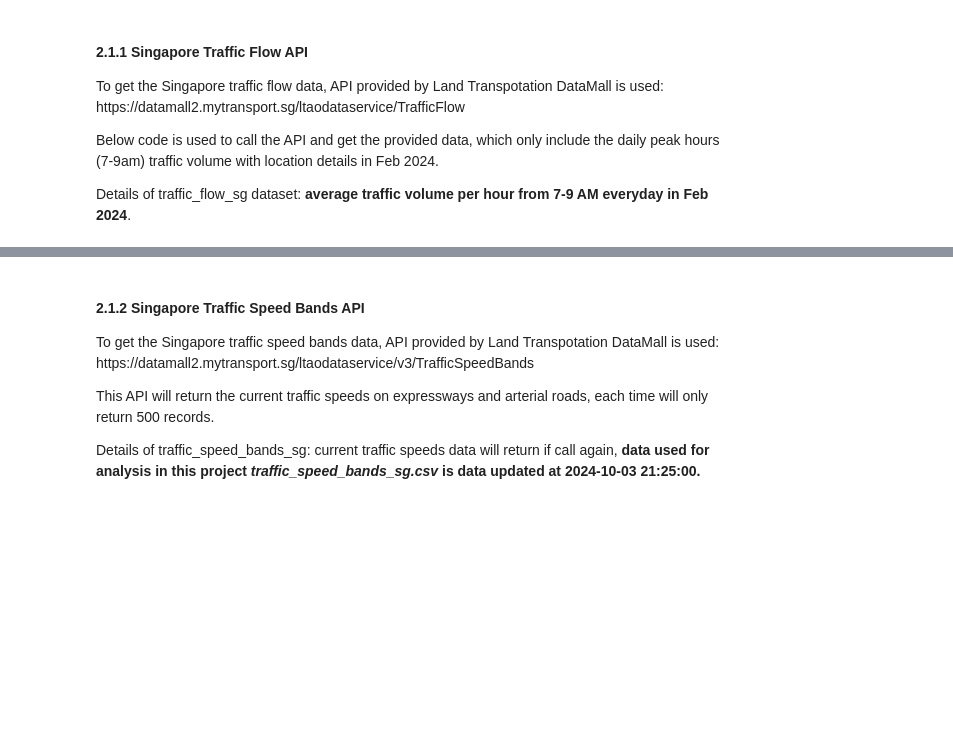
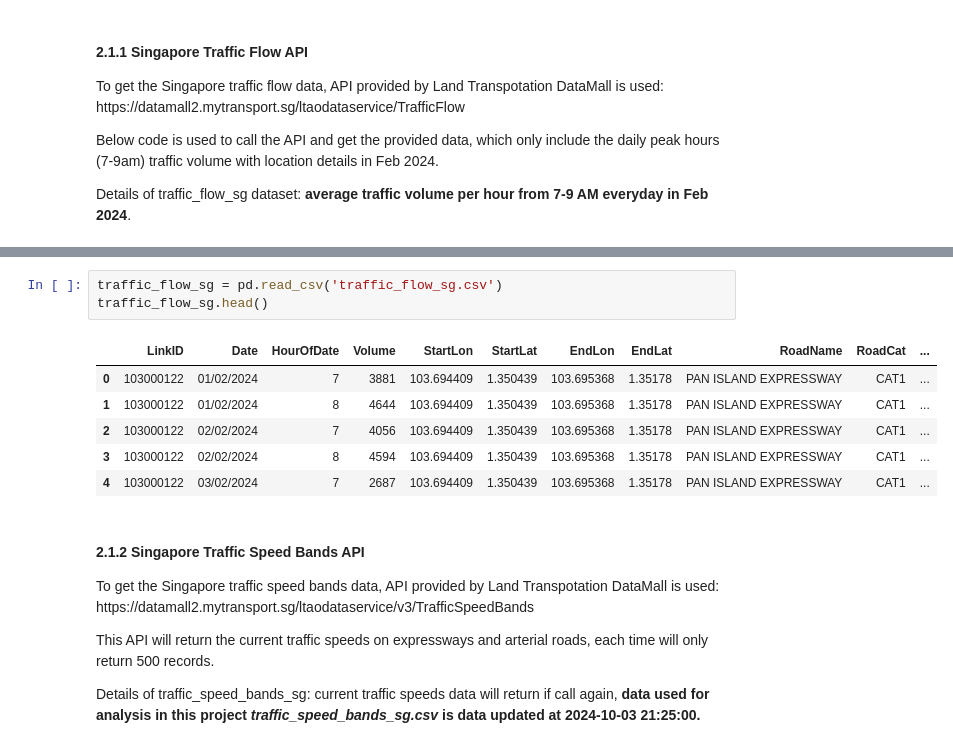
Before and after one commit to linxianying/G12_GuidedProject, a Jupyter notebook: traffic_air_sg.ipynb, the cells around one changed output, grey strips where cells are left out. Cells and saved outputs as stored; diff of their text form; blank space fills up the shorter version.

Commit message:
update the traffic flow data and save as .csv file

```diff
--- a/traffic_air_sg.ipynb
+++ b/traffic_air_sg.ipynb
@@ -88,6 +90,16 @@ https://dmprod-datasets.s3.ap-southeast-1.amazonaws.com/traffic-flow/data/traffi
 2      2024-05-31
 3      2024-05-31
 4      2024-05-31
+# %%
+traffic_flow_sg = pd.read_csv('traffic_flow_sg.csv')
+traffic_flow_sg.head()
+# %% [output]
+|  | LinkID | Date | HourOfDate | Volume | StartLon | StartLat | EndLon | EndLat | RoadName | RoadCat | ... |
+| 0 | 103000122 | 01/02/2024 | 7 | 3881 | 103.694409 | 1.350439 | 103.695368 | 1.35178 | PAN ISLAND EXPRESSWAY | CAT1 | ... |
+| 1 | 103000122 | 01/02/2024 | 8 | 4644 | 103.694409 | 1.350439 | 103.695368 | 1.35178 | PAN ISLAND EXPRESSWAY | CAT1 | ... |
+| 2 | 103000122 | 02/02/2024 | 7 | 4056 | 103.694409 | 1.350439 | 103.695368 | 1.35178 | PAN ISLAND EXPRESSWAY | CAT1 | ... |
+| 3 | 103000122 | 02/02/2024 | 8 | 4594 | 103.694409 | 1.350439 | 103.695368 | 1.35178 | PAN ISLAND EXPRESSWAY | CAT1 | ... |
+| 4 | 103000122 | 03/02/2024 | 7 | 2687 | 103.694409 | 1.350439 | 103.695368 | 1.35178 | PAN ISLAND EXPRESSWAY | CAT1 | ... |
 # %% [markdown]
 #### 2.1.2 Singapore Traffic Speed Bands API
 
```
Also changed, not shown: parts of 1 cell of this notebook, 1 other file.
